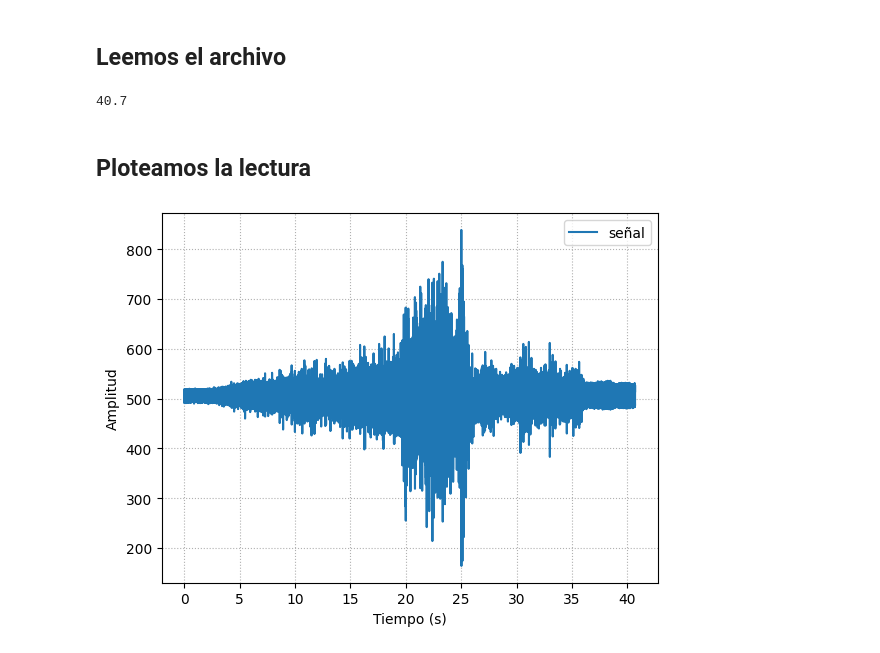
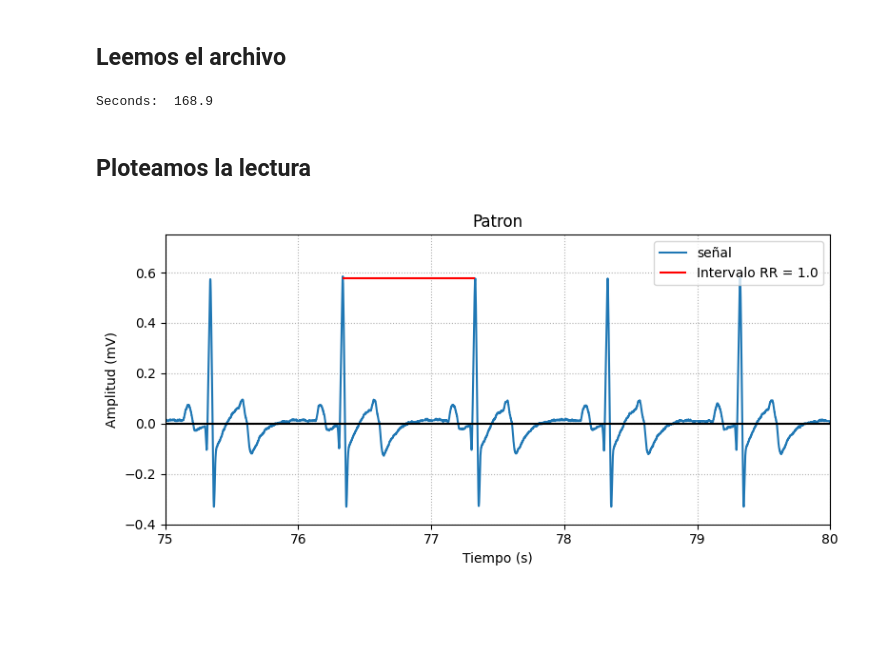
Before and after one commit to Grupo2-IntroduccionSenalesMedicas/S_biomedica, a Jupyter notebook: Programación/Laboratorio 4/SignalPlot.ipynb, the cells around one changed output. Saved outputs shown, nothing was run; the diff lists cells and outputs as text; code cells hidden in the pictures; blank space fills up the shorter version.

Commit message:
Imagenessss

```diff
--- a/Programación/Laboratorio 4/SignalPlot.ipynb
+++ b/Programación/Laboratorio 4/SignalPlot.ipynb
@@ -9,25 +7,58 @@ import re
 # %% [markdown]
 ## Leemos el archivo
 # %%
+
+def map_v(value, in_min, in_max, out_min, out_max):
+    return (value - in_min) * (out_max - out_min) / (in_max - in_min) + out_min
+
 Ts = 1/1000
 Fs = 1/Ts
 '''
-
+Basal 1
+Basal 2
+Post-ejercicio
+Respiracion
+Patron
 '''
-array = np.genfromtxt("Biceps Contra fuerza - Carlos.txt", delimiter="	0	0	0	0	")
-array = array[:,1][25000:]
+adr = 'Imagenes/'
+file = 'Patron'
+array = np.genfromtxt(file + ".txt", delimiter="	0	0	0	0	")
+array = array[:,1]
+aux = array
+array = map_v(array, 0, 1023, -1.5, 1.5)
 t = np.arange(0, len(array))*Ts
-len(t)*Ts
+print('Seconds: ',len(t)*Ts)
 # %% [output]
-40.7
+Seconds:  168.9
 # %% [markdown]
 ## Ploteamos la lectura
 # %%
+x1 = 75; x2 = 80
+fsize = 8
+
+fig = plt.figure(figsize = (fsize,4))
 plt.plot(t, array, label="señal")      # graficamos la señal
 plt.grid(linestyle=":")
+plt.title(file)
+plt.xlim(x1,x2)
+plt.ylim(-0.4,0.75)
+plt.axhline(0.0, color='k')
 plt.xlabel("Tiempo (s)")
-plt.ylabel("Amplitud")
+plt.ylabel("Amplitud (mV)")
+
+# Calculamos el intervalo RR
+t1 = 76000; t2 = 78000; tmid = int(np.ceil((t1+t2)/2))
+
+R1 = t[np.argmax(array[t1:tmid])+t1]
+R2 = t[np.argmax(array[tmid:t2])+tmid]
+IntervaloRR = R2-R1
+if (np.max(array[t1:tmid])>np.max(array[t1:tmid])):
+    y = np.max(array[t1:tmid])
+else:
+    y = np.max(array[tmid:t2])
+plt.hlines(y,R1,R2, color='r', label = 'Intervalo RR = ' + str(np.round(IntervaloRR,2)))
 plt.legend(loc="upper right")
+plt.tight_layout()
 plt.show()
 # %% [output]
-[figure, old version]
+[figure, new version]
```
Also changed, not shown: parts of 7 cells of this notebook, 18 other files.
